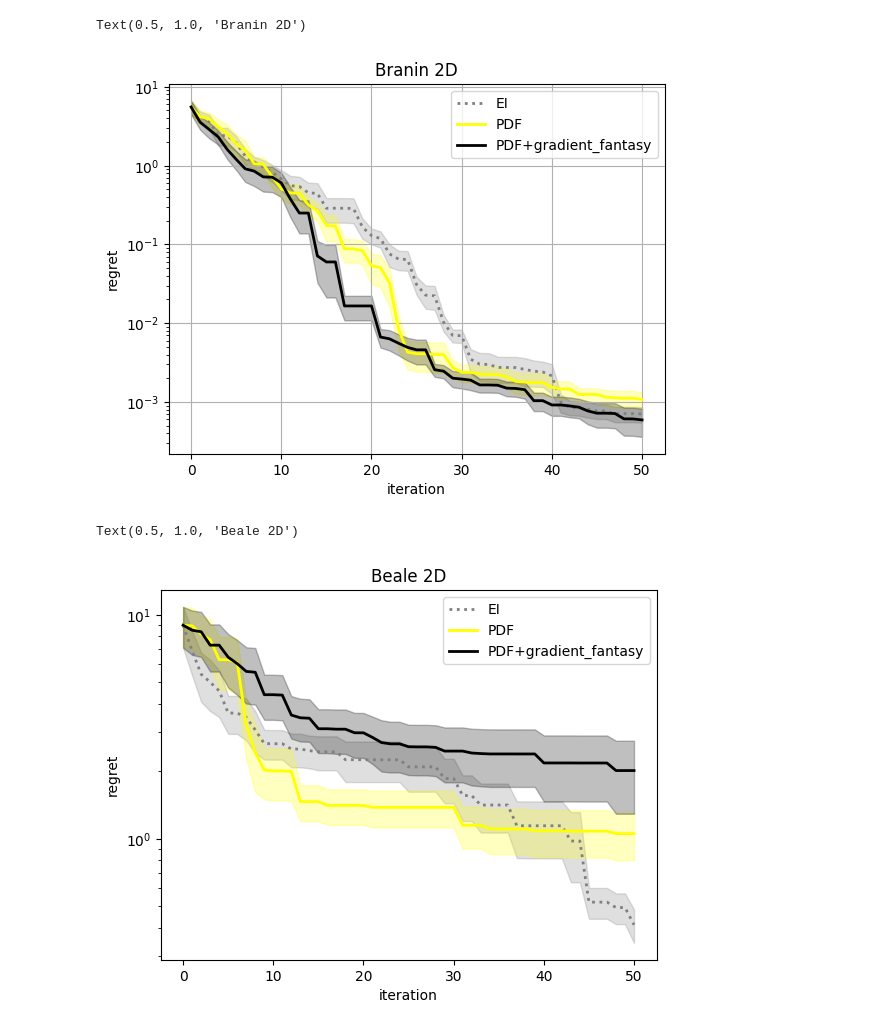
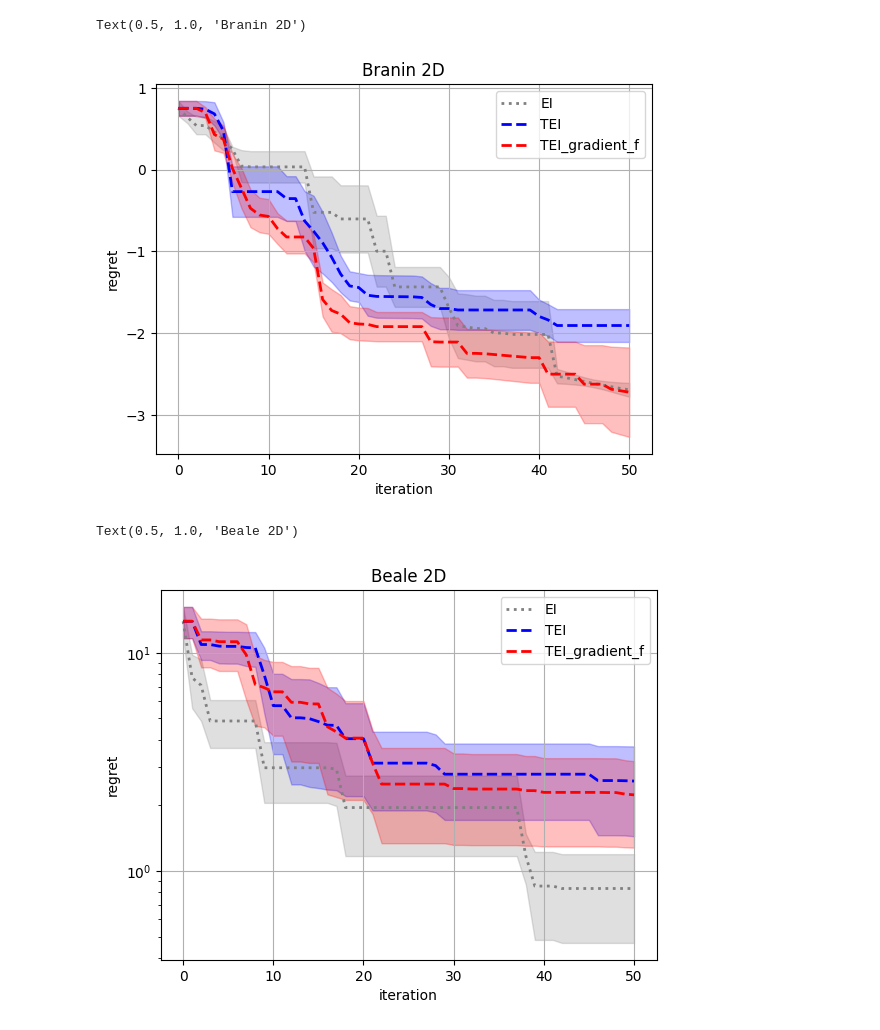
Before and after one commit to HanyangHenry-Wang/GPGradient_based_method, a Jupyter notebook: plot.ipynb, the cells around one changed output. Cells and saved outputs as stored; diff of their text form; code cells hidden in the pictures.

```diff
--- a/plot.ipynb
+++ b/plot.ipynb
@@ -117,61 +152,64 @@ Text(0.5, 1.0, 'Levy 2D')
 # %%
 EI = np.genfromtxt(os.path.join(os.getcwd(),'exp_res/Branin2D_ExpectedImprovement'), delimiter=',')
-# TEI = np.genfromtxt(os.path.join(os.getcwd(),'exp_res/Branin2D_TruncatedExpectedImprovement'), delimiter=',')
-# MES = np.genfromtxt(os.path.join(os.getcwd(),'exp_res/Branin2D_MES_KnownOptimum'), delimiter=',')
-PDF = np.genfromtxt(os.path.join(os.getcwd(),'exp_res/Branin2D_Fstar_pdf'), delimiter=',')
-PDF_gradient = np.genfromtxt(os.path.join(os.getcwd(),'exp_res/Branin2D_Fstar_pdf_GradientEnhanced'), delimiter=',')
-PDF_gradient_f = np.genfromtxt(os.path.join(os.getcwd(),'exp_res/Branin2D_Fstar_pdf_GradientEnhanced_fantasy'), delimiter=',')
+TEI = np.genfromtxt(os.path.join(os.getcwd(),'exp_res/Branin2D_TruncatedExpectedImprovement'), delimiter=',')
+TEI_gradient_f = np.genfromtxt(os.path.join(os.getcwd(),'exp_res/Branin2D_TruncatedExpectedImprovement_GradientEnhanced_fantasy_2'), delimiter=',')
+# MES = np.genfromtxt(os.path.join(os.getcwd(),'exp_res/Beale2D_MES_KnownOptimum'), delimiter=',')
+# PDF = np.genfromtxt(os.path.join(os.getcwd(),'exp_res/Branin2D_Fstar_pdf'), delimiter=',')
+# PDF_gradient = np.genfromtxt(os.path.join(os.getcwd(),'exp_res/Branin2D_Fstar_pdf_GradientEnhanced'), delimiter=',')
+# PDF_gradient_f = np.genfromtxt(os.path.join(os.getcwd(),'exp_res/Branin2D_Fstar_pdf_GradientEnhanced_fantasy'), delimiter=',')
 
 
 fstar = -0.397887
 
-log_RegretMean_plot(EI,fstar=fstar,label='EI',color='grey',linestyle='dotted',error_bound=True)
-# log_RegretMean_plot(TEI,fstar=fstar,label='TEI',color='blue',linestyle='dashed',error_bound=True)
+log_Regret_plot(EI,fstar=fstar,label='EI',color='grey',linestyle='dotted',error_bound=True)
+log_Regret_plot(TEI,fstar=fstar,label='TEI',color='blue',linestyle='dashed',error_bound=True)
+log_Regret_plot(TEI_gradient_f,fstar=fstar,label='TEI_gradient_f',color='red',linestyle='dashed',error_bound=True)
 # log_RegretMean_plot(MES,fstar=fstar,label='MES',color='darkviolet',linestyle='-',error_bound=True)
-log_RegretMean_plot(PDF,fstar=fstar,label='PDF',color='yellow',linestyle='-',error_bound=True)
+#log_RegretMean_plot(PDF,fstar=fstar,label='PDF',color='yellow',linestyle='-',error_bound=True)
 #log_RegretMean_plot(PDF_gradient,fstar=fstar,label='PDF+gradient',color='black',linestyle='-',error_bound=True)
-log_RegretMean_plot(PDF_gradient_f,fstar=fstar,label='PDF+gradient_fantasy',color='black',linestyle='-',error_bound=True)
+#log_RegretMean_plot(PDF_gradient_f,fstar=fstar,label='PDF+gradient_fantasy',color='black',linestyle='-',error_bound=True)
 
 plt.xlabel('iteration')
 plt.ylabel('regret')
 
 #plt.grid()
 
-plt.yscale("log")
+#plt.yscale("log")
 plt.grid()
 plt.legend()
 plt.title('Branin 2D')
 # %% [output]
 Text(0.5, 1.0, 'Branin 2D')
-[figure, old version]
+[figure, new version]
 # %%
 EI = np.genfromtxt(os.path.join(os.getcwd(),'exp_res/Beale2D_ExpectedImprovement'), delimiter=',')
-# TEI = np.genfromtxt(os.path.join(os.getcwd(),'exp_res/Beale2D_TruncatedExpectedImprovement'), delimiter=',')
+TEI = np.genfromtxt(os.path.join(os.getcwd(),'exp_res/Beale2D_TruncatedExpectedImprovement'), delimiter=',')
+TEI_gradient_f = np.genfromtxt(os.path.join(os.getcwd(),'exp_res/Beale2D_TruncatedExpectedImprovement_GradientEnhanced_fantasy_2'), delimiter=',')
 # MES = np.genfromtxt(os.path.join(os.getcwd(),'exp_res/Beale2D_MES_KnownOptimum'), delimiter=',')
-PDF = np.genfromtxt(os.path.join(os.getcwd(),'exp_res/Beale2D_Fstar_pdf'), delimiter=',')
+#PDF = np.genfromtxt(os.path.join(os.getcwd(),'exp_res/Beale2D_Fstar_pdf'), delimiter=',')
 #PDF_gradient = np.genfromtxt(os.path.join(os.getcwd(),'exp_res/Branin2D_Fstar_pdf_GradientEnhanced'), delimiter=',')
-PDF_gradient_f = np.genfromtxt(os.path.join(os.getcwd(),'exp_res/Beale2D_Fstar_pdf_GradientEnhanced_fantasy'), delimiter=',')
+#PDF_gradient_f = np.genfromtxt(os.path.join(os.getcwd(),'exp_res/Beale2D_Fstar_pdf_GradientEnhanced_fantasy'), delimiter=',')
 
 fstar = 0.
 
 log_RegretMean_plot(EI,fstar=fstar,label='EI',color='grey',linestyle='dotted',error_bound=True)
-# log_RegretMean_plot(TEI,fstar=fstar,label='TEI',color='blue',linestyle='dashed',error_bound=True)
+log_RegretMean_plot(TEI,fstar=fstar,label='TEI',color='blue',linestyle='dashed',error_bound=True)
+log_RegretMean_plot(TEI_gradient_f,fstar=fstar,label='TEI_gradient_f',color='red',linestyle='dashed',error_bound=True)
 # log_RegretMean_plot(MES,fstar=fstar,label='MES',color='darkviolet',linestyle='-',error_bound=True)
-log_RegretMean_plot(PDF,fstar=fstar,label='PDF',color='yellow',linestyle='-',error_bound=True)
+#log_RegretMean_plot(PDF,fstar=fstar,label='PDF',color='yellow',linestyle='-',error_bound=True)
 #log_RegretMean_plot(PDF_gradient,fstar=fstar,label='PDF+gradient',color='black',linestyle='-',error_bound=True)
-log_RegretMean_plot(PDF_gradient_f,fstar=fstar,label='PDF+gradient_fantasy',color='black',linestyle='-',error_bound=True)
+#log_RegretMean_plot(PDF_gradient_f,fstar=fstar,label='PDF+gradient_fantasy',color='black',linestyle='-',error_bound=True)
 
 plt.xlabel('iteration')
 plt.ylabel('regret')
 
 plt.grid()
 
 plt.yscale("log")
-plt.grid()
 plt.legend()
 plt.title('Beale 2D')
 # %% [output]
 Text(0.5, 1.0, 'Beale 2D')
-[figure, old version]
+[figure, new version]
 # %%
 EI = np.genfromtxt(os.path.join(os.getcwd(),'exp_res/SixHumpCamel2D_ExpectedImprovement'), delimiter=',')
```
Also changed, not shown: parts of 8 cells of this notebook, 48 other files.
